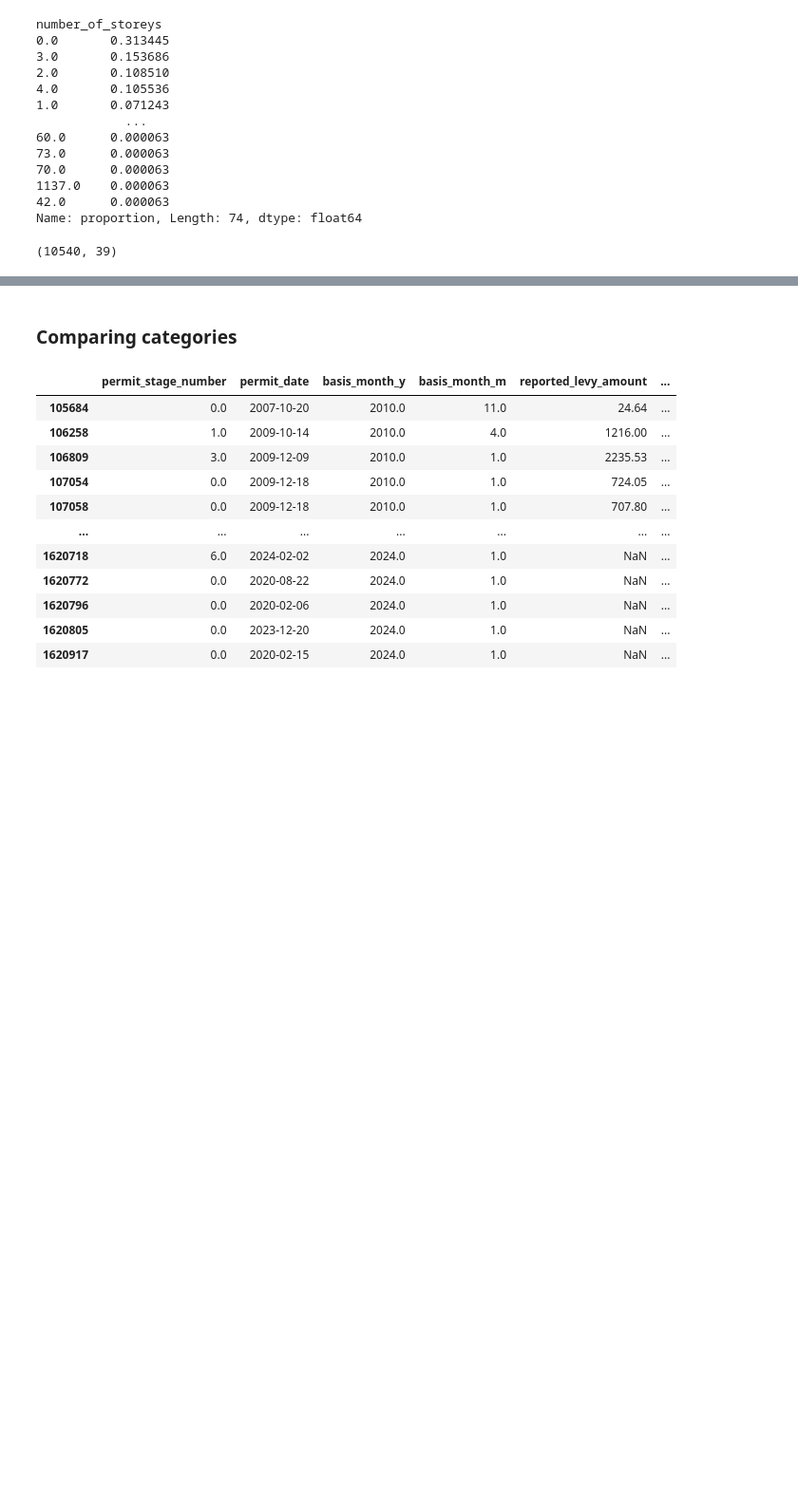
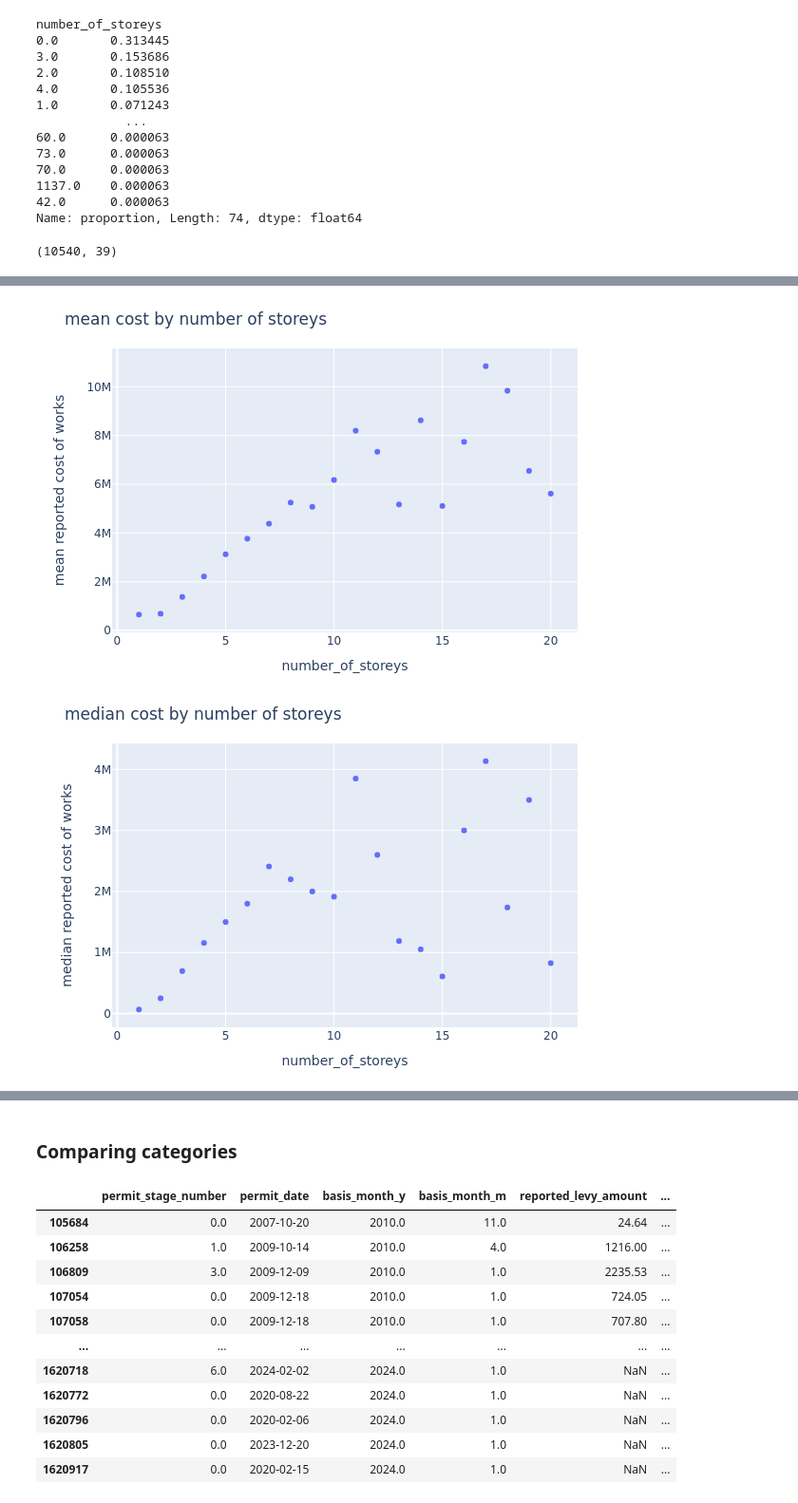
Before and after one commit to ryanward-io/vic_building_data, a Jupyter notebook: 3_analysis_vba.ipynb, the cells around one changed output, grey strips where cells are left out. Shown at 95% size. Drawn from its saved outputs; the diff is of its cells as text; code cells hidden in the pictures; blank space fills up the shorter version.

```diff
--- a/3_analysis_vba.ipynb
+++ b/3_analysis_vba.ipynb
@@ -163,13 +146,6 @@ fig.show()
 # %%
-fig = px.scatter(avg_cost_by_storey_lt20, x="number_of_storeys", y="mean",
-                 title="Average cost by number of storeys",
-                 labels={"mean":"Average reported cost of works"},
-                 width=600, height=400
-                )
-
-fig.update_layout(
-    margin={'t':50,'l':80,'b':10,'r':30}
-)
-
-fig.show()
+for i in ["mean", "median"]:
+    chart_scatter(avg_cost_by_storey_lt20, x="number_of_storeys", y=i,
+                title=f"{i} cost by number of storeys",
+                labels={i:f"{i} reported cost of works"})
 # %% [output]
@@ -176,0 +152,2 @@ fig.show()
+[figure, added]
+[figure, added]
```
Also changed, not shown: parts of 32 cells of this notebook.
